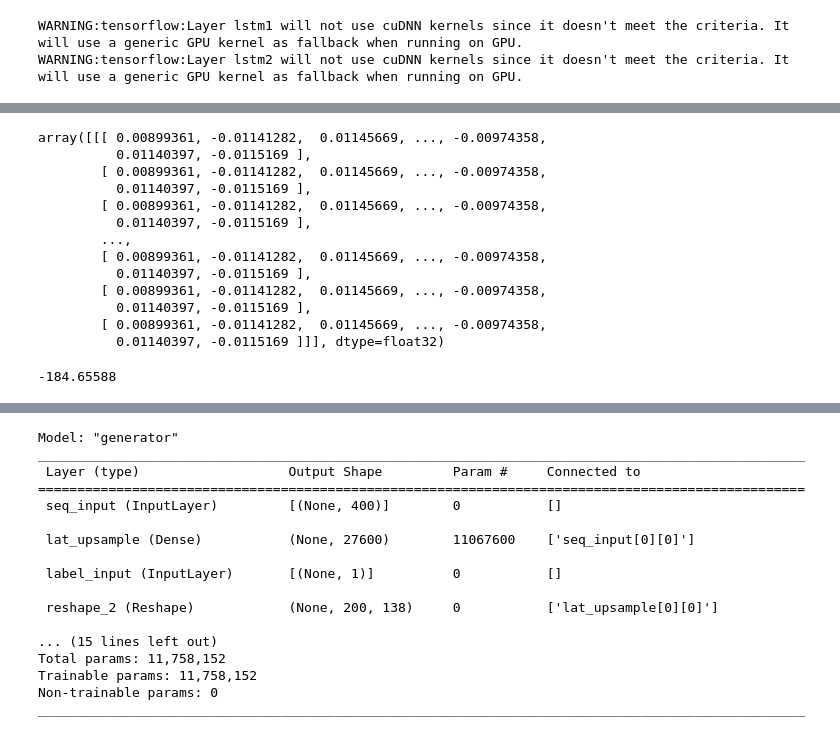
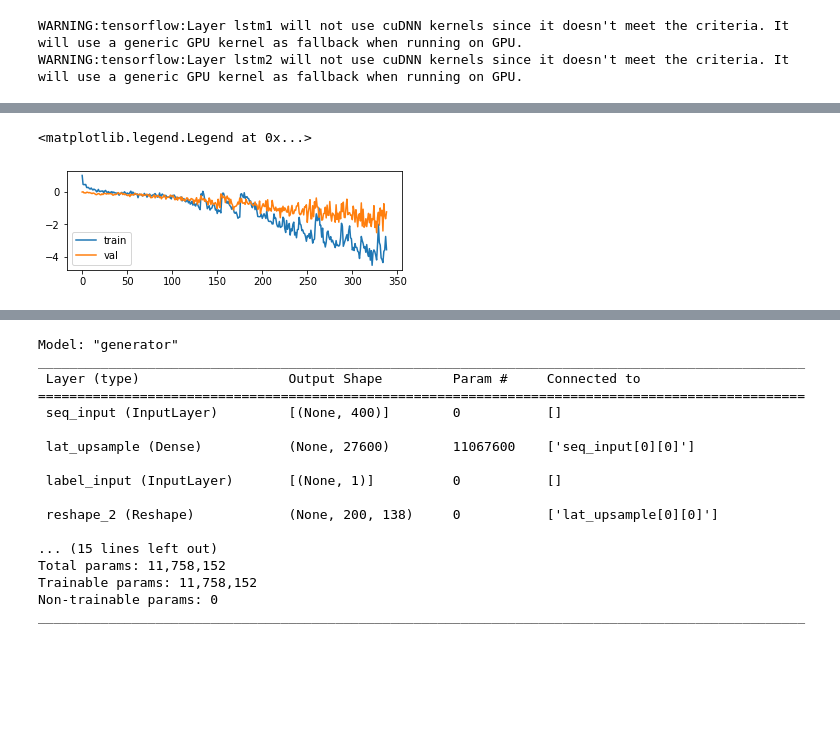
Before and after one commit to arnisafazla/CS490-Senior-Research-Project, a Jupyter notebook: setup.ipynb, the cells around one changed output, grey strips where cells are left out. Cells and saved outputs as stored; diff of their text form; code cells hidden in the pictures; blank space fills up the shorter version.

```diff
--- a/setup.ipynb
+++ b/setup.ipynb
@@ -706,20 +422,0 @@ x = outputs * 180
-# %%
-outputs
-# %% [output]
-array([[[ 0.00899361, -0.01141282,  0.01145669, ..., -0.00974358,
-          0.01140397, -0.0115169 ],
-        [ 0.00899361, -0.01141282,  0.01145669, ..., -0.00974358,
-          0.01140397, -0.0115169 ],
-        [ 0.00899361, -0.01141282,  0.01145669, ..., -0.00974358,
-          0.01140397, -0.0115169 ],
-        ...,
-        [ 0.00899361, -0.01141282,  0.01145669, ..., -0.00974358,
-          0.01140397, -0.0115169 ],
-        [ 0.00899361, -0.01141282,  0.01145669, ..., -0.00974358,
-          0.01140397, -0.0115169 ],
-        [ 0.00899361, -0.01141282,  0.01145669, ..., -0.00974358,
-          0.01140397, -0.0115169 ]]], dtype=float32)
-# %%
-x[0][-1].min()
-# %% [output]
--184.65588
@@ -733,2 +423,10 @@ for dir in os.listdir('/content/drive/MyDrive/CS490/models/models_smoothened_dat
+# %%
+plt.subplot(2, 1, 1)
+plt.plot(np.array(gan.train_metrics)[0], label='train')
+plt.plot(np.array(gan.train_metrics)[2], label='val')
+plt.legend()
+# %% [output]
+<matplotlib.legend.Legend at 0x...>
+[figure, added]
 # %%
 from keras.utils.vis_utils import plot_model
```
Also changed, not shown: parts of 85 cells of this notebook, 4 other files.
